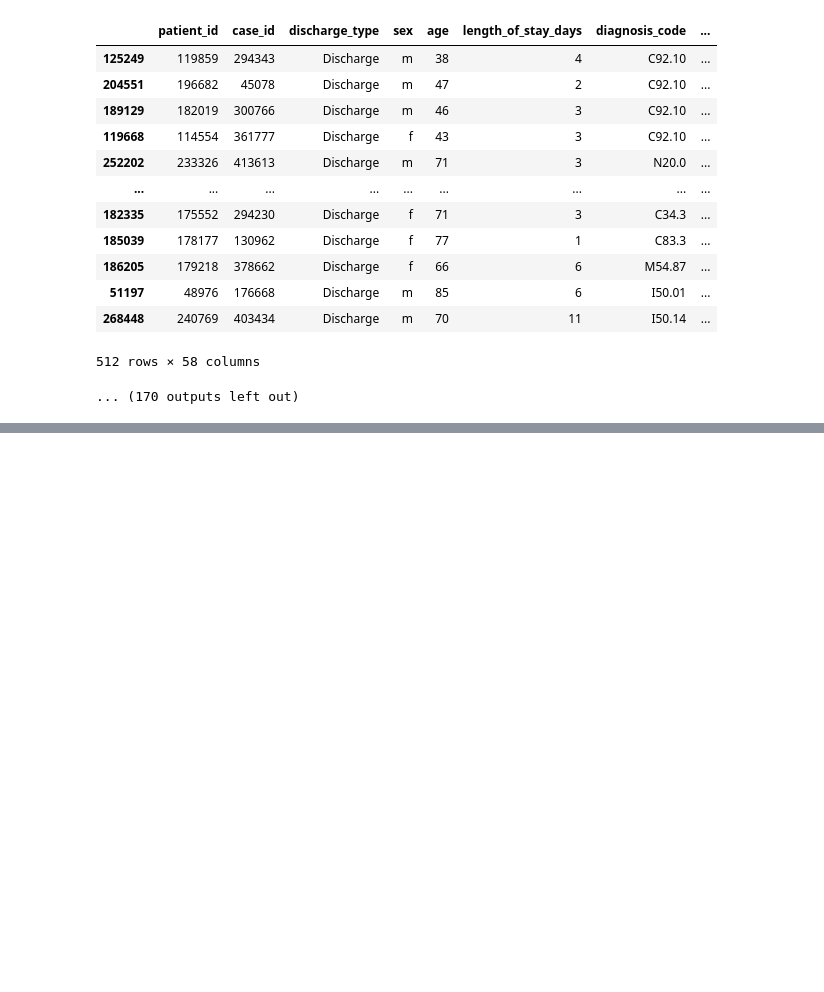
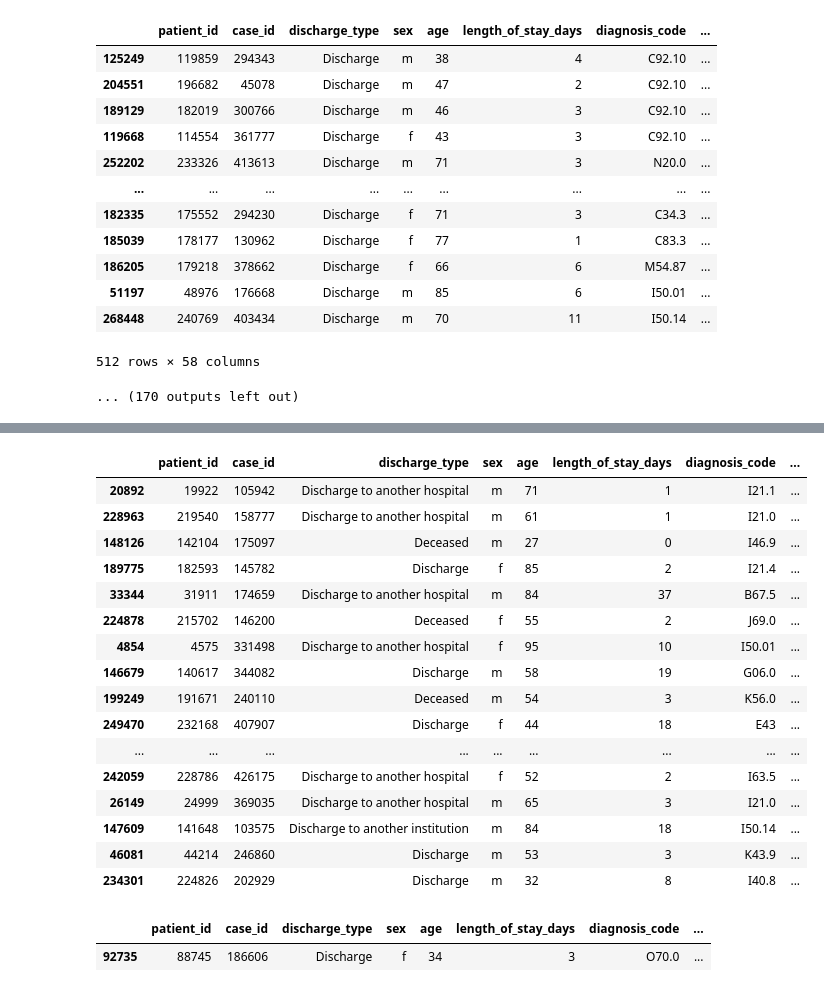
Before and after one commit to Yokopa/hospital-stay-discharge-prediction, a Jupyter notebook: code/4_outlier_analysis.ipynb, the cells around one changed output, grey strips where cells are left out. Cells and saved outputs as stored; diff of their text form; code cells hidden in the pictures; blank space fills up the shorter version.

```diff
--- a/code/4_outlier_analysis.ipynb
+++ b/code/4_outlier_analysis.ipynb
@@ -468,0 +495,25 @@ merged_data[merged_data['Hbn'] < 8].sort_values(by='Hbn')
+# %%
+merged_data[merged_data['KA'] > 9.8].sort_values(by='KA', ascending=True)
+# %% [output]
+|  | patient_id | case_id | discharge_type | sex | age | length_of_stay_days | diagnosis_code | ... |
+| 20892 | 19922 | 105942 | Discharge to another hospital | m | 71 | 1 | I21.1 | ... |
+| 228963 | 219540 | 158777 | Discharge to another hospital | m | 61 | 1 | I21.0 | ... |
+| 148126 | 142104 | 175097 | Deceased | m | 27 | 0 | I46.9 | ... |
+| 189775 | 182593 | 145782 | Discharge | f | 85 | 2 | I21.4 | ... |
+| 33344 | 31911 | 174659 | Discharge to another hospital | m | 84 | 37 | B67.5 | ... |
+| 224878 | 215702 | 146200 | Deceased | f | 55 | 2 | J69.0 | ... |
+| 4854 | 4575 | 331498 | Discharge to another hospital | f | 95 | 10 | I50.01 | ... |
+| 146679 | 140617 | 344082 | Discharge | m | 58 | 19 | G06.0 | ... |
+| 199249 | 191671 | 240110 | Deceased | m | 54 | 3 | K56.0 | ... |
+| 249470 | 232168 | 407907 | Discharge | f | 44 | 18 | E43 | ... |
+| ... | ... | ... | ... | ... | ... | ... | ... | ... |
+| 242059 | 228786 | 426175 | Discharge to another hospital | f | 52 | 2 | I63.5 | ... |
+| 26149 | 24999 | 369035 | Discharge to another hospital | m | 65 | 3 | I21.0 | ... |
+| 147609 | 141648 | 103575 | Discharge to another institution | m | 84 | 18 | I50.14 | ... |
+| 46081 | 44214 | 246860 | Discharge | m | 53 | 3 | K43.9 | ... |
+| 234301 | 224826 | 202929 | Discharge | m | 32 | 8 | I40.8 | ... |
+# %%
+merged_data[merged_data['INRiH'] < 0.1].sort_values(by='INRiH', ascending=True)
+# %% [output]
+|  | patient_id | case_id | discharge_type | sex | age | length_of_stay_days | diagnosis_code | ... |
+| 92735 | 88745 | 186606 | Discharge | f | 34 | 3 | O70.0 | ... |
```
Also changed, not shown: parts of 55 cells of this notebook, 2 other files.
